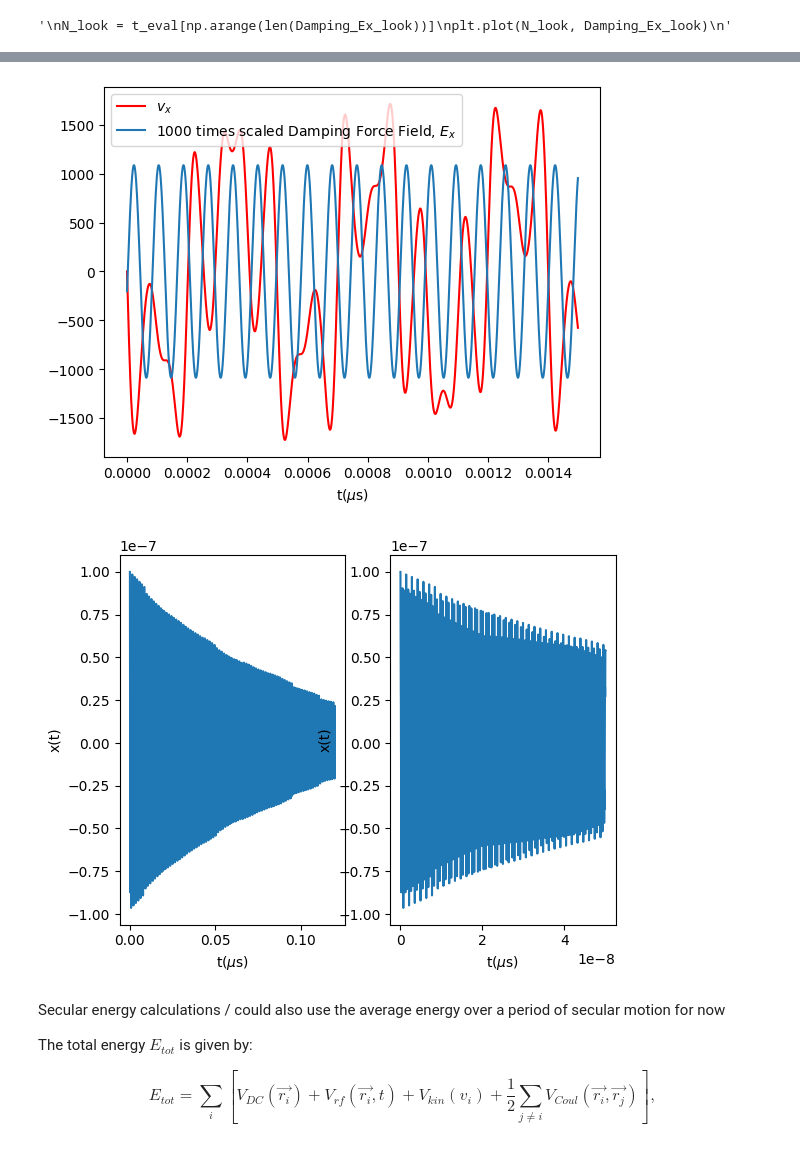
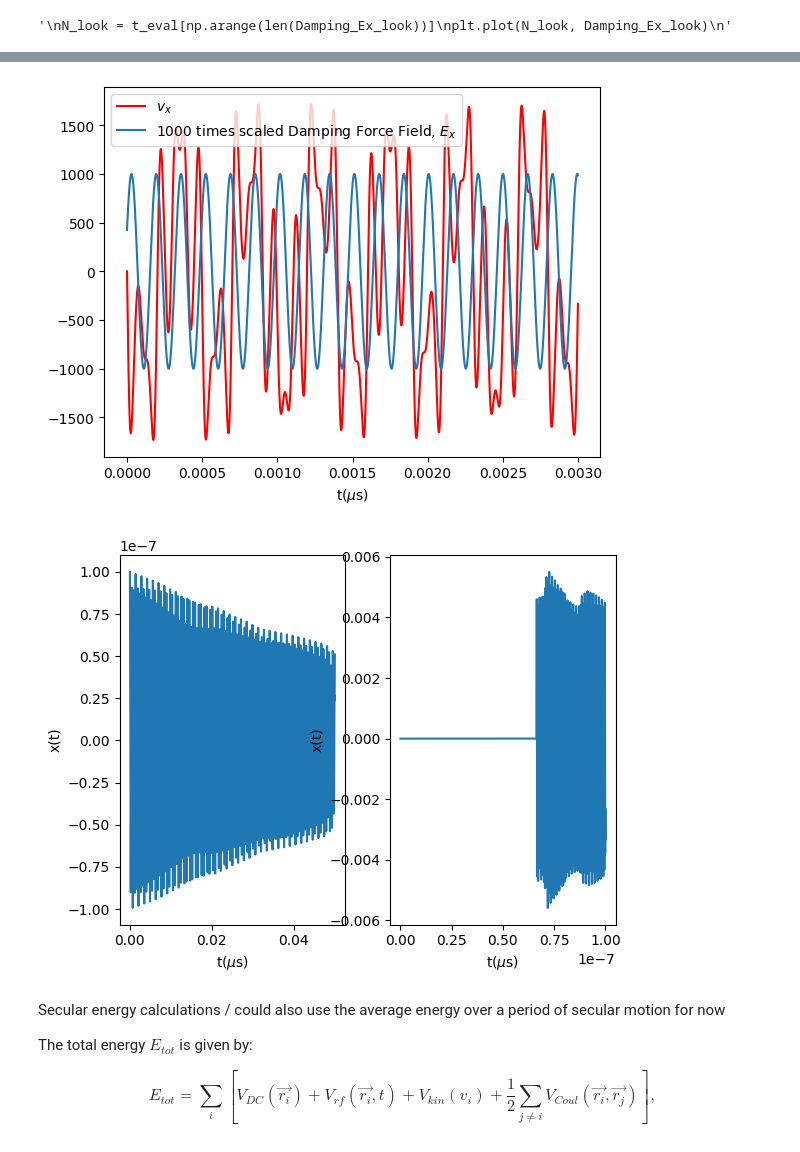
Before and after one commit to yuqian15/electron_micromotion_cooling, a Jupyter notebook: Electron-QIP.ipynb, the cells around one changed output, grey strips where cells are left out. Cells and saved outputs as stored; diff of their text form; code cells hidden in the pictures.

```diff
--- a/Electron-QIP.ipynb
+++ b/Electron-QIP.ipynb
@@ -49,7 +51,7 @@ Temperature = 0.4 # Temperature for the tank circuit, given by article
 # Define the spatial step size and the time step size
 
 dt = 1e-12 # time step size
-T = 0.12e-6 # total time
+T = 2e-6 # total time
 N = round(T/dt)
 
 t_eval = np.linspace(0, T, N + 1)
@@ -221,17 +225,16 @@ About how to normalize the spectrum of a FT spectrum, there are several ways:
 vxf_init = fft(vx_init)
 vyf_init = fft(vy_init)
 vzf_init = fft(vz_init)
-tf = fftfreq(N + 1, dt)
+tf = fftfreq(len(vx_init), dt / Amplifier_Num_init)
 
 Front = 0
-Cutoff = 16
+Cutoff = 64
 vf = vxf_init[Front:Front + (vxf_init.size//Cutoff//2)]
-vf_std = np.std(vf)
-ttf = tf[:N//2]
+ttf = tf[:len(vx_init)//2]
 ttf = ttf[Front:Front + (ttf.size//Cutoff)]
 
 # Get normalized magnitude of specturm
-N_vf = 2.0/vf_std * np.abs(vf[0:N//2])
+N_vf = 2.0/(Amplifier_Num_init * (N + 1)) * np.abs(vf[0:N//2])
 
 if len(ttf) < len(N_vf):
     ttf = np.append(tf, [0])
@@ -256,7 +259,7 @@ plt.plot(ttf[peaks], N_vf[peaks], "x")
 
 for i in range(0,3):
     plt.text(ttf[peaks[i]], N_vf[peaks[i]], "%f" % N_vf[peaks[i]])
-    plt.text(ttf[peaks[i]], N_vf[peaks[i]] + 5, "%f" % ttf[peaks[i]])
+    plt.text(ttf[peaks[i]], N_vf[peaks[i]] + 100, "%f" % ttf[peaks[i]])
 
 # Regenerate the resonator's frequency by the third peak position
 fres = ttf[peaks[2]]
@@ -344,7 +347,7 @@ JNNoise_Ez = np.repeat(JNNoise_Ez, Ncorr)[: N + 1]
 def DampingFactor(Vec, t):
     # This for damping facroe
 
-    posi = round(t/dt)
+    posi = round(t/dt * Amplifier_Num_init)
     #print(posi)
     x, y, z, vx, vy, vz = Vec
     '''
@@ -365,9 +368,9 @@ def DampingFactor(Vec, t):
     vx_init_temp = vx_init[posi]
     vy_init_temp = vy_init[posi]
     vz_init_temp = vz_init[posi]
-    if abs(vx_init_temp ) < 1e-6 or abs(vy_init_temp) < 1e-6 or abs(vz_init_temp) < 1e-6:
+    if abs(vx_init_temp ) < 1e-8 or abs(vy_init_temp) < 1e-8 or abs(vz_init_temp) < 1e-8:
         return 1.,1.,1.
-    return min(1, vx / vx_init[posi]), min(1, vy / vy_init[posi]), min(1, vz / vz_init[posi])
+    return min(1, abs(vx / vx_init[posi])), min(1, abs(vy / vy_init[posi])), min(1, abs(vz / vz_init[posi]))
     #return vx / vx_init[posi], vy / vy_init[posi], vz / vz_init[posi]
 
     #DampingFactor_list.append(np.sqrt(vx ** 2 / vx_init_Ampl ** 2 + vy ** 2 / vy_init_Ampl ** 2 + vz ** 2 / vz_init_Ampl ** 2))
@@ -378,9 +381,10 @@ def DampingFactor(Vec, t):
 
 def DampingForce(Vec, t):
 
-    posi = round(t/dt)
+    posi = round(t/dt * Amplifier_Num_init)
     x, y, z, vx, vy, vz = Vec
-
+    if posi < 50:
+        print(posi)
     # This is for damping factor method
     DampingFactorx, DampingFactory, DampingFactorz = DampingFactor(Vec, t)
     return DampingFactorx * Damping_Ex[posi], 0., 0.
@@ -392,9 +396,9 @@ def DampingForce(Vec, t):
 
 #Calculate the JN noise of the circuit
 def JNNoise(Vec, t):
-    posi = round(t/dt)
-    return JNNoise_Ex[posi], 0., 0.
-    #return 0., 0., 0.
+    posi = round(t/dt * Amplifier_Num_init)
+    #return JNNoise_Ex[posi], 0., 0.
+    return 0., 0., 0.
 
 # Calculate motional deviation according to Edc and Erf
 def DevMotion(t, Vec):
@@ -431,14 +435,15 @@ Chang Woo Kim, et. al Analog Quantum Simulation of the Dynamics of Open Quantum
 # Setting the process bar with tqdm
 progress_bar = tqdm(total=T, desc='Simulated time (s)', position=0, leave=True)
 # Using RK45 to solve the ODE
-
+Amplifier_Num = 5
+t_eval = np.linspace(0, T, Amplifier_Num * (N + 1))
 
 # This is for damping factor and time domain method
 solution = solve_ivp(fun=lambda t, Vec: DevMotion(t, Vec),
                      t_span = (0, T),
                      y0 = Vec0,
                      t_eval = t_eval,
-                     first_step = dt / 10,
+                     first_step = dt,
                      max_step = dt,
                      method = 'RK45')
 
@@ -642,5 +687,5 @@ plt.show()
 # %%
-Zoomnum = int(15e-10/dt)
+Zoomnum = int(15e-9/dt)
 plt.plot(np.array(t_eval[:Zoomnum]) * 1e6, vx_damp[: Zoomnum], 'r-', label = "$v_x$")
 plt.plot(np.array(t_eval[:Zoomnum]) * 1e6, 1000 * np.array(Damping_Ex[: Zoomnum]), label = "1000 times scaled Damping Force Field, $E_x$")
 
@@ -648,30 +693,31 @@ plt.legend()
 plt.xlabel("t($\mu$s)")
 plt.show()
 # %% [output]
-[figure, old version]
+[figure, new version]
 # %%
 # Plot the x-axis motion
 fig1, ax = plt.subplots(1,2)
 
 # Plot the data on the axes
-ax[0].plot(t_eval[:len(x_damp)]*1e6, x_damp)
+ax[0].plot(np.array(t_eval[:len(x_damp) // 40 * 1])*1e6, x_damp[:len(x_damp) // 40 * 1])
+#ax[0].plot(np.array(t_eval[:len(x_damp)])*1e6, x_damp[:len(x_damp)])
 
 # Add labels to the axes
 ax[0].set_xlabel('t($\mu$s)')
 ax[0].set_ylabel('x(t)')
 
 # Plot the data on the axes
-Zoomnum = round(0.05e-6/dt)
+Zoomnum = round(0.05e-5/dt)
 ax[1].plot(t_eval[:Zoomnum], x_damp[:Zoomnum])
 
 # Add labels to the axes
 ax[1].set_xlabel('t($\mu$s)')
 ax[1].set_ylabel('x(t)')
 
 # Show the plot
 plt.show()
 # %% [output]
-[figure, old version]
+[figure, new version]
 # %% [markdown]
 Secular energy calculations / could also use the average energy over a period of secular motion for now
 
```
Also changed, not shown: parts of 11 cells of this notebook, 6 other files.
